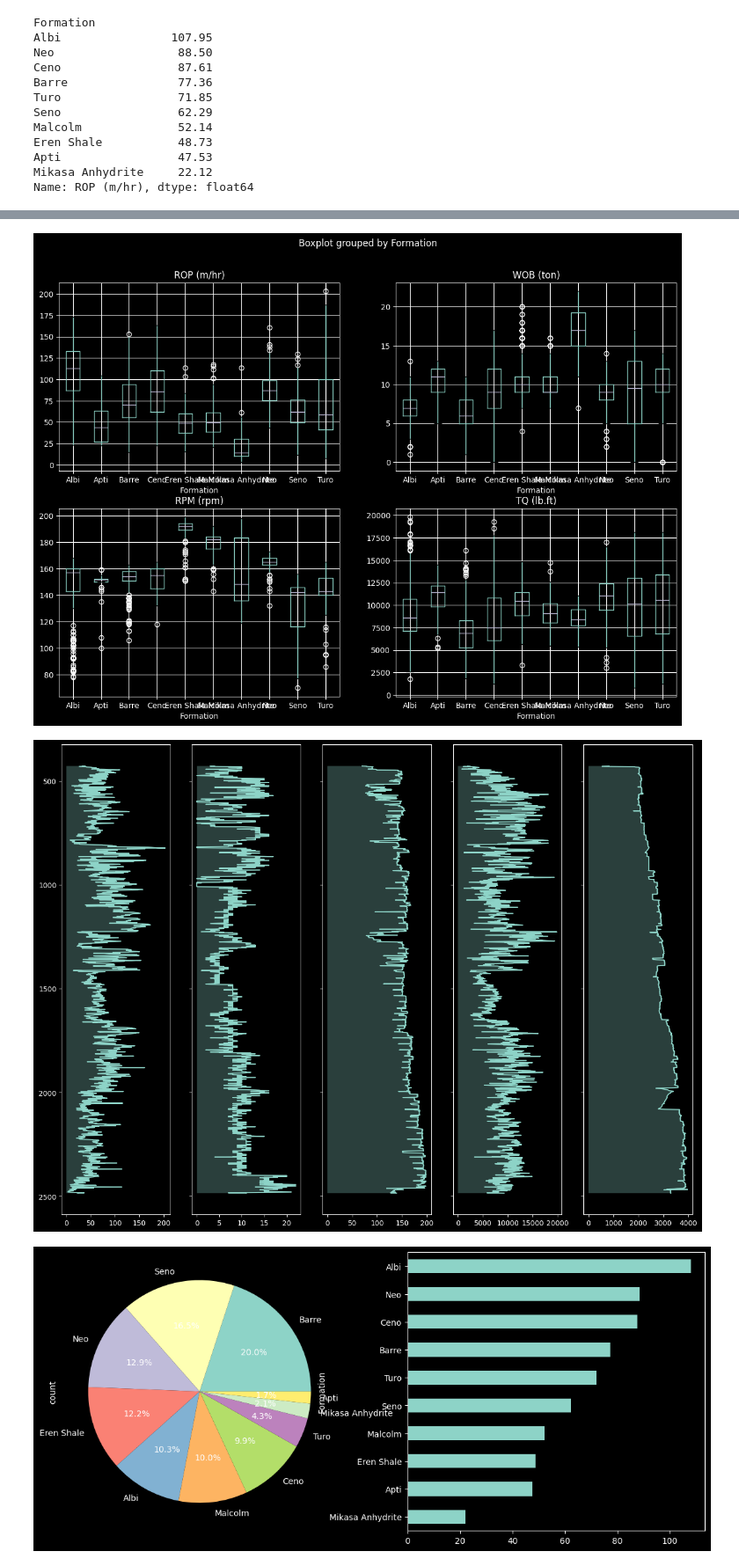
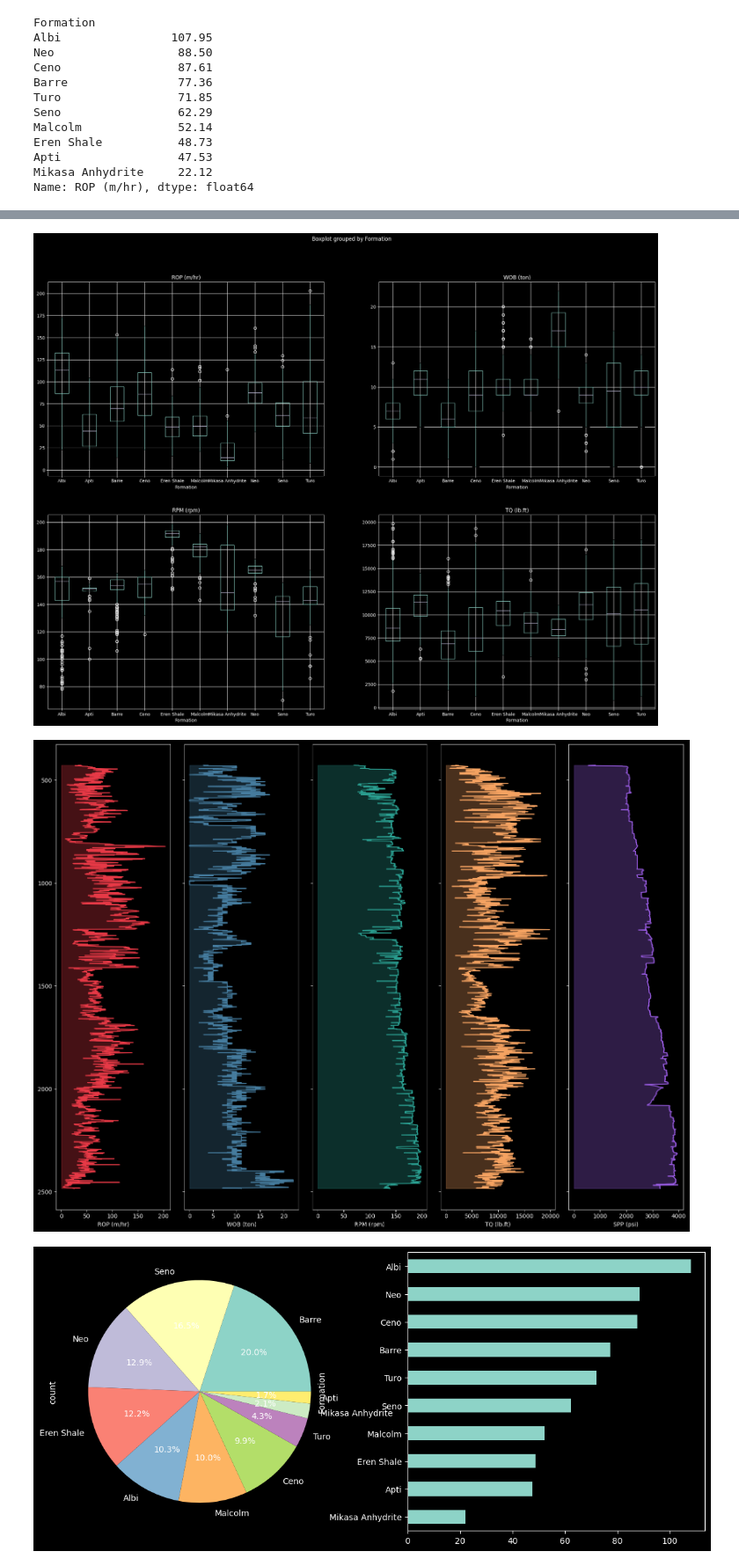
Before and after one commit to sunaffegaw/Machine-Learning_RTGA, a Jupyter notebook: Modul1_ML/Code.ipynb, the cells around one changed output, grey strips where cells are left out. Shown at 88% size. Drawn from its saved outputs; the diff is of its cells as text; code cells hidden in the pictures.

```diff
--- a/Modul1_ML/Code.ipynb
+++ b/Modul1_ML/Code.ipynb
@@ -128,8 +128,23 @@ Name: ROP (m/hr), dtype: float64
 # %%
 # Histogram distribusi parameter drilling
 fig, axes = plt.subplots(2, 3, figsize=(14, 8))
-params = ['ROP (m/hr)', 'WOB (ton)', 'RPM (rpm)', 'TQ (lb.ft)', 'SPP (psi)', 'FR (gpm)']
-for ax, param in zip(axes.flatten(), params):
-    ax.hist(df[param], bins=30, color='#e94560')
-plt.tight_layout(); plt.show()
+
+params = ['ROP (m/hr)', 'WOB (ton)', 'RPM (rpm)',
+          'TQ (lb.ft)', 'SPP (psi)', 'FR (gpm)']
+
+colors = ['#e94560', '#4361ee', '#2a9d8f',
+          '#f4a261', '#9b5de5', '#00b4d8']
+
+for ax, param, color in zip(axes.flatten(), params, colors):
+    ax.hist(df[param].dropna(), bins=30, color=color, edgecolor='white', alpha=0.85)
+    ax.set_title(f'Distribusi {param}')
+    ax.set_xlabel(param)
+    ax.set_ylabel('Frekuensi')
+    ax.grid(axis='y', alpha=0.25)
+
+for ax in axes.flatten()[len(params):]:
+    ax.set_visible(False)
+
+plt.tight_layout()
+plt.show()
 # %% [output]
@@ -137,22 +152,28 @@ plt.tight_layout(); plt.show()
 # %%
 # Boxplot per formasi
-fig, axes = plt.subplots(2, 2, figsize=(14, 10))
+fig, axes = plt.subplots(2, 2, figsize=(24, 18))
 for ax, param in zip(axes.flatten(), ['ROP (m/hr)', 'WOB (ton)', 'RPM (rpm)', 'TQ (lb.ft)']):
     df.boxplot(column=param, by='Formation', ax=ax)
 plt.show()
 # %% [output]
-[figure, old version]
+[figure, new version]
 # %%
 # Well Log Style Plot - Parameter vs Kedalaman
 fig, axes = plt.subplots(1, 5, figsize=(16, 12), sharey=True)
+
 params = ['ROP (m/hr)', 'WOB (ton)', 'RPM (rpm)', 'TQ (lb.ft)', 'SPP (psi)']
-for ax, param in zip(axes, params):
-    ax.plot(df[param], df['TVD (m)'])
-    ax.fill_betweenx(df['TVD (m)'], 0, df[param], alpha=0.3)
+colors = ['#e63946', '#457b9d', '#2a9d8f', '#f4a261', '#9b5de5']
+
+for ax, param, color in zip(axes, params, colors):
+    ax.plot(df[param], df['TVD (m)'], color=color)
+    ax.fill_betweenx(df['TVD (m)'], 0, df[param], color=color, alpha=0.3)
+    ax.set_xlabel(param)
+
 axes[0].invert_yaxis()
+plt.tight_layout()
 plt.show()
 # %% [output]
-[figure, old version]
+[figure, new version]
 # %%
 # Distribusi dan rata-rata ROP per formasi
 fig, axes = plt.subplots(1, 2, figsize=(14, 6))
```
Also changed, not shown: parts of 4 cells of this notebook, 1 other file.
